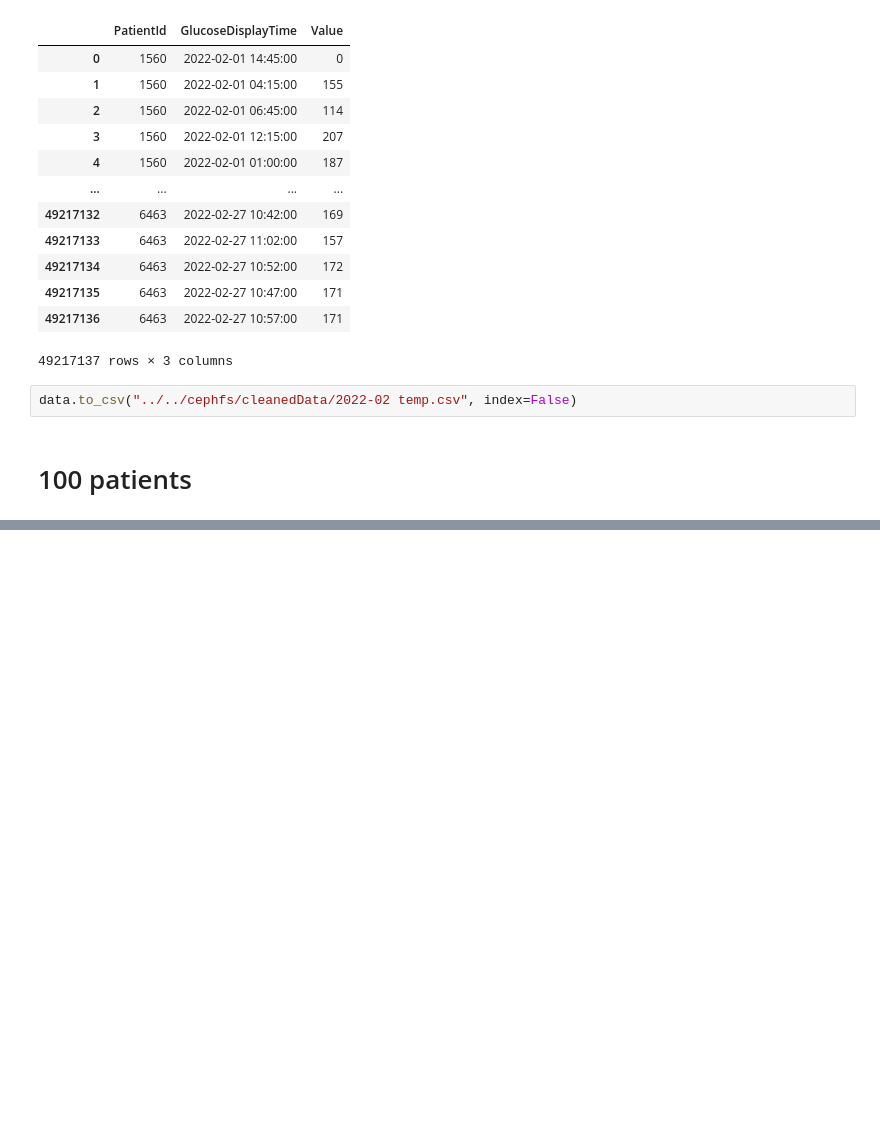
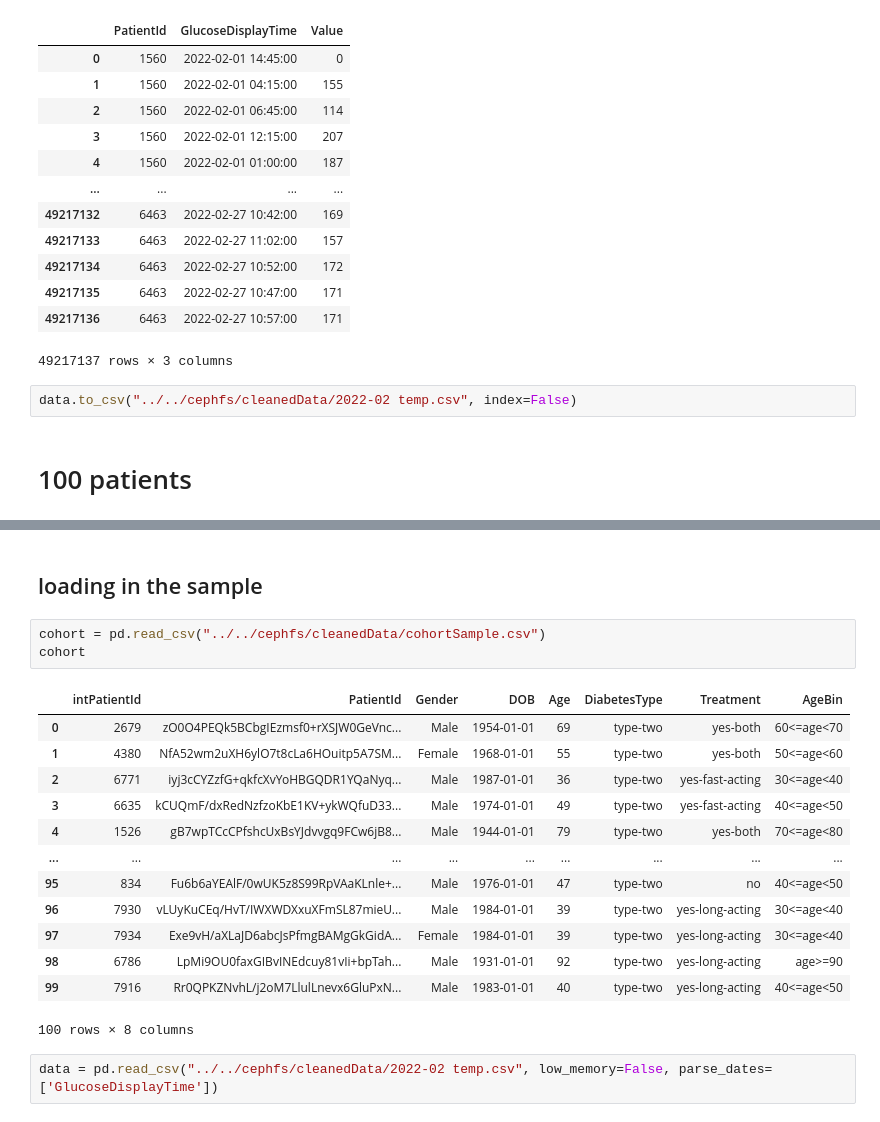
Before and after one commit to karinakanjaria/glucose-data-analysis, a Jupyter notebook: EDA/LeslieEDA2.ipynb, the cells around one changed output, grey strips where cells are left out. Drawn from its saved outputs; the diff is of its cells as text; blank space fills up the shorter version.

```diff
--- a/EDA/LeslieEDA2.ipynb
+++ b/EDA/LeslieEDA2.ipynb
@@ -471,0 +545,21 @@ for i in ageRates:
+# %% [markdown]
+## loading in the sample
+# %%
+cohort = pd.read_csv("../../cephfs/cleanedData/cohortSample.csv")
+cohort
+# %% [output]
+|  | intPatientId | PatientId | Gender | DOB | Age | DiabetesType | Treatment | AgeBin |
+| 0 | 2679 | zO0O4PEQk5BCbgIEzmsf0+rXSJW0GeVnc... | Male | 1954-01-01 | 69 | type-two | yes-both | 60<=age<70 |
+| 1 | 4380 | NfA52wm2uXH6ylO7t8cLa6HOuitp5A7SM... | Female | 1968-01-01 | 55 | type-two | yes-both | 50<=age<60 |
+| 2 | 6771 | iyj3cCYZzfG+qkfcXvYoHBGQDR1YQaNyq... | Male | 1987-01-01 | 36 | type-two | yes-fast-acting | 30<=age<40 |
+| 3 | 6635 | kCUQmF/dxRedNzfzoKbE1KV+ykWQfuD33... | Male | 1974-01-01 | 49 | type-two | yes-fast-acting | 40<=age<50 |
+| 4 | 1526 | gB7wpTCcCPfshcUxBsYJdvvgq9FCw6jB8... | Male | 1944-01-01 | 79 | type-two | yes-both | 70<=age<80 |
+| ... | ... | ... | ... | ... | ... | ... | ... | ... |
+| 95 | 834 | Fu6b6aYEAlF/0wUK5z8S99RpVAaKLnle+... | Male | 1976-01-01 | 47 | type-two | no | 40<=age<50 |
+| 96 | 7930 | vLUyKuCEq/HvT/IWXWDXxuXFmSL87mieU... | Male | 1984-01-01 | 39 | type-two | yes-long-acting | 30<=age<40 |
+| 97 | 7934 | Exe9vH/aXLaJD6abcJsPfmgBAMgGkGidA... | Female | 1984-01-01 | 39 | type-two | yes-long-acting | 30<=age<40 |
+| 98 | 6786 | LpMi9OU0faxGIBvINEdcuy81vIi+bpTah... | Male | 1931-01-01 | 92 | type-two | yes-long-acting | age>=90 |
+| 99 | 7916 | Rr0QPKZNvhL/j2oM7LlulLnevx6GluPxN... | Male | 1983-01-01 | 40 | type-two | yes-long-acting | 40<=age<50 |
+100 rows × 8 columns
+# %%
+data = pd.read_csv("../../cephfs/cleanedData/2022-02 temp.csv", low_memory=False, parse_dates=['GlucoseDisplayTime'])
```
Also changed, not shown: parts of 22 cells of this notebook.
